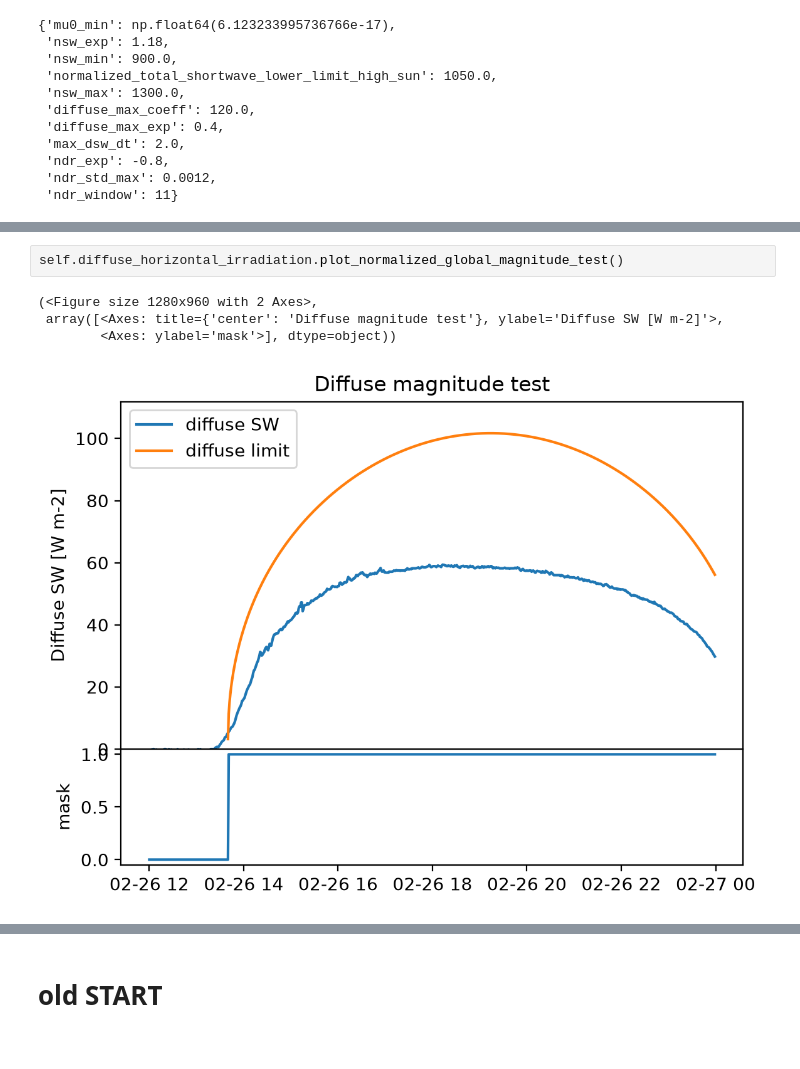
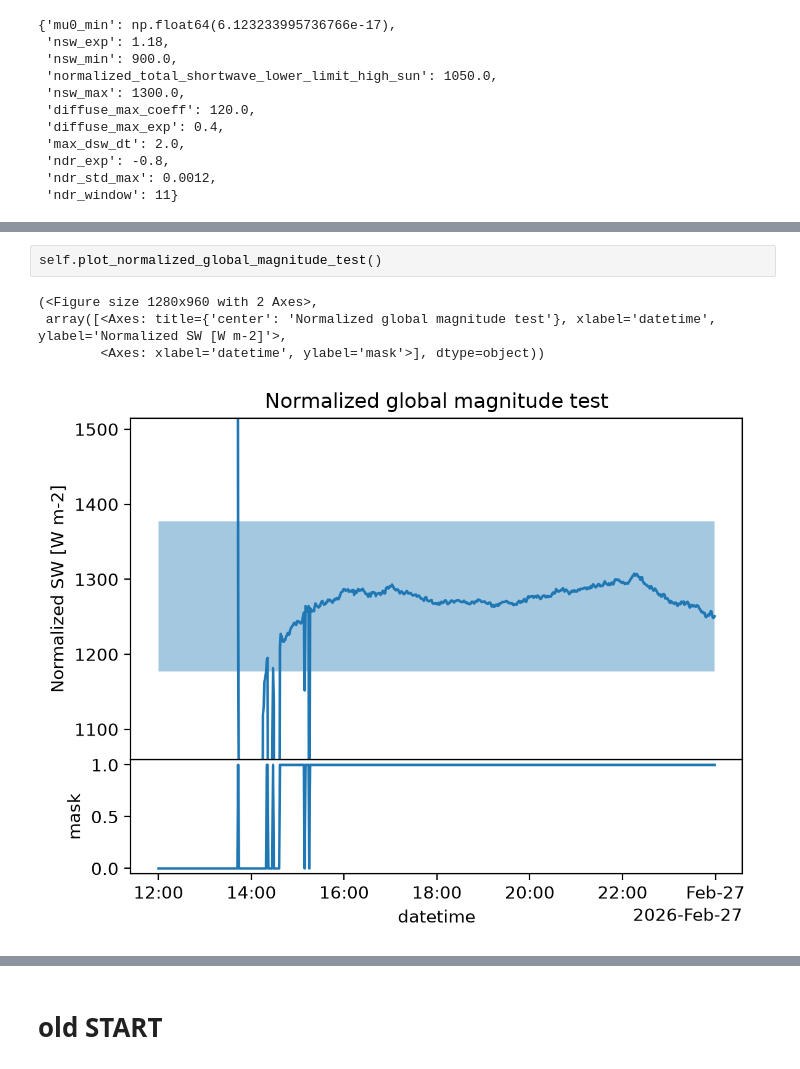
Before and after one commit to hagne/atm-py, a Jupyter notebook: examples/radiation/radflux/radflux.ipynb, the cells around one changed output, grey strips where cells are left out. Saved outputs shown, nothing was run; the diff lists cells and outputs as text.

```diff
--- a/examples/radiation/radflux/radflux.ipynb
+++ b/examples/radiation/radflux/radflux.ipynb
@@ -167,8 +170,8 @@ self.plot_normalized_diffuse_ratio_variability_test()
 # %%
-self.diffuse_horizontal_irradiation.plot_normalized_global_magnitude_test()
+self.plot_normalized_global_magnitude_test()
 # %% [output]
 (<Figure size 1280x960 with 2 Axes>,
- array([<Axes: title={'center': 'Diffuse magnitude test'}, ylabel='Diffuse SW [W m-2]'>,
-        <Axes: ylabel='mask'>], dtype=object))
+ array([<Axes: title={'center': 'Normalized global magnitude test'}, xlabel='datetime', ylabel='Normalized SW [W m-2]'>,
+        <Axes: xlabel='datetime', ylabel='mask'>], dtype=object))
-[figure, old version]
+[figure, new version]
 # %%
```
Also changed, not shown: parts of 16 cells of this notebook, 3 other files.
